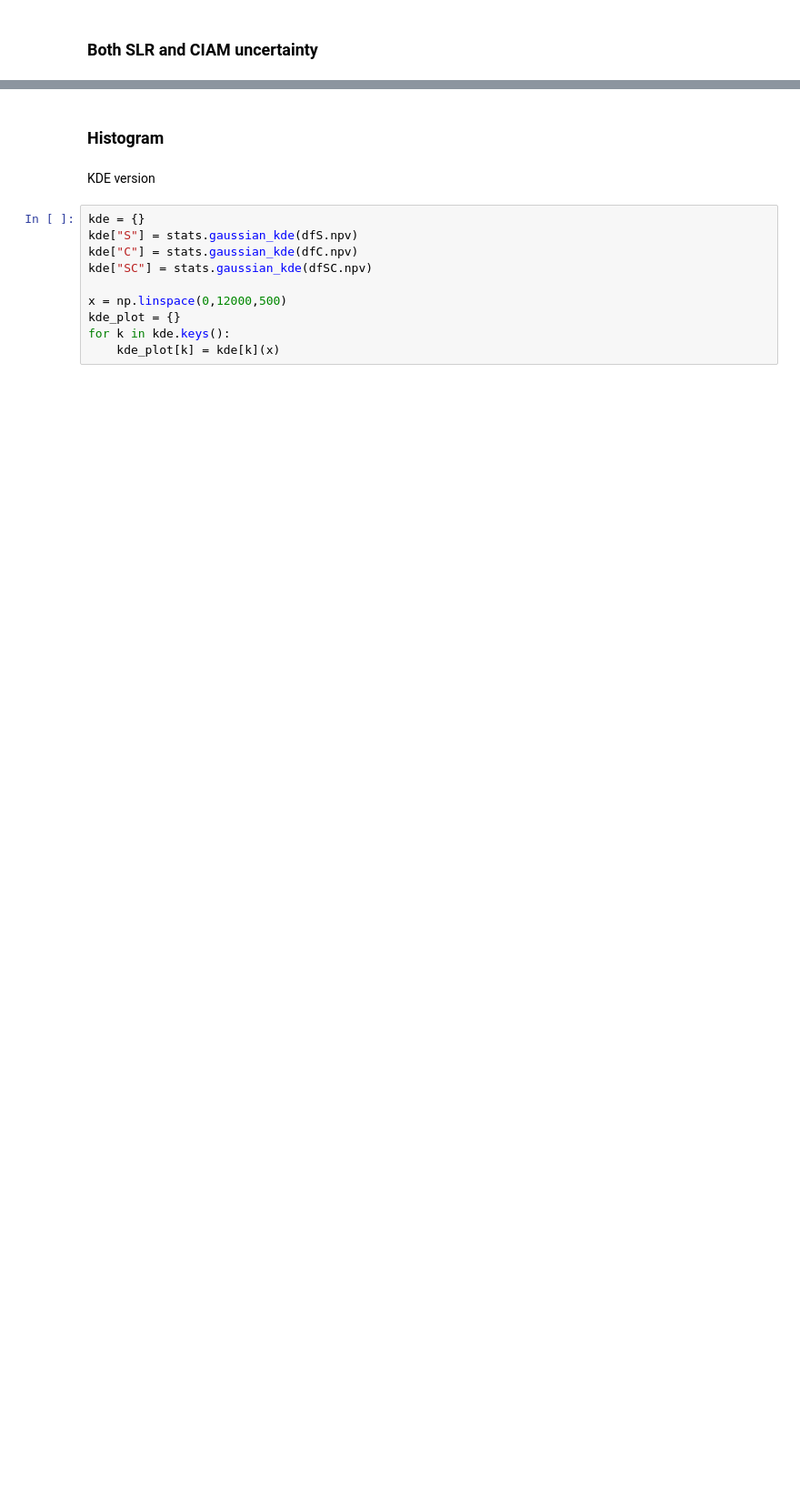
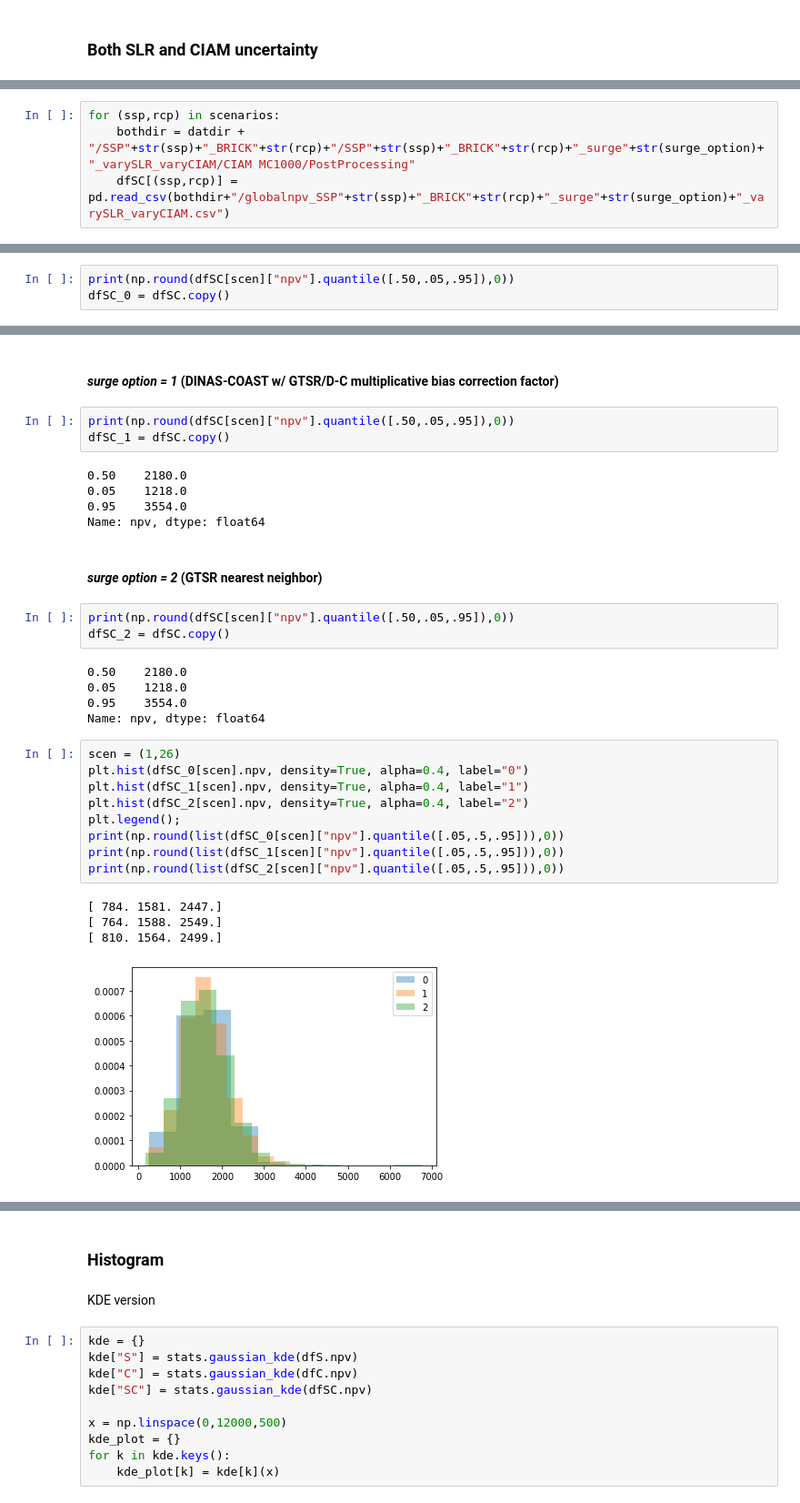
Before and after one commit to raddleverse/CIAM_uncertainty_propagation, a Jupyter notebook: work_uncertainty_propagation/plotsAndAnalysis_uncertaintyPropagation_SSP5-RCP85.ipynb, the cells around one changed output, grey strips where cells are left out. Shown at 91% size. Cells and saved outputs as stored; diff of their text form; blank space fills up the shorter version.

```diff
--- a/work_uncertainty_propagation/plotsAndAnalysis_uncertaintyPropagation_SSP5-RCP85.ipynb
+++ b/work_uncertainty_propagation/plotsAndAnalysis_uncertaintyPropagation_SSP5-RCP85.ipynb
@@ -68,0 +88,4 @@ dfSC = dfSC.join(pd.read_csv(bothdir+"/regionnpv_SSP5_BRICK85_varySLR_varyCIAM.c
+# %%
+for (ssp,rcp) in scenarios:
+    bothdir = datdir + "/SSP"+str(ssp)+"_BRICK"+str(rcp)+"/SSP"+str(ssp)+"_BRICK"+str(rcp)+"_surge"+str(surge_option)+"_varySLR_varyCIAM/CIAM MC1000/PostProcessing"
+    dfSC[(ssp,rcp)] = pd.read_csv(bothdir+"/globalnpv_SSP"+str(ssp)+"_BRICK"+str(rcp)+"_surge"+str(surge_option)+"_varySLR_varyCIAM.csv")
@@ -68,0 +98,3 @@ dfSC = dfSC.join(pd.read_csv(bothdir+"/regionnpv_SSP5_BRICK85_varySLR_varyCIAM.c
+# %%
+print(np.round(dfSC[scen]["npv"].quantile([.50,.05,.95]),0))
+dfSC_0 = dfSC.copy()
@@ -68,0 +106,34 @@ dfSC = dfSC.join(pd.read_csv(bothdir+"/regionnpv_SSP5_BRICK85_varySLR_varyCIAM.c
+# %% [markdown]
+#### _surge option = 1_ (DINAS-COAST w/ GTSR/D-C multiplicative bias correction factor)
+# %%
+print(np.round(dfSC[scen]["npv"].quantile([.50,.05,.95]),0))
+dfSC_1 = dfSC.copy()
+# %% [output]
+0.50    2180.0
+0.05    1218.0
+0.95    3554.0
+Name: npv, dtype: float64
+# %% [markdown]
+#### _surge option = 2_ (GTSR nearest neighbor)
+# %%
+print(np.round(dfSC[scen]["npv"].quantile([.50,.05,.95]),0))
+dfSC_2 = dfSC.copy()
+# %% [output]
+0.50    2180.0
+0.05    1218.0
+0.95    3554.0
+Name: npv, dtype: float64
+# %%
+scen = (1,26)
+plt.hist(dfSC_0[scen].npv, density=True, alpha=0.4, label="0")
+plt.hist(dfSC_1[scen].npv, density=True, alpha=0.4, label="1")
+plt.hist(dfSC_2[scen].npv, density=True, alpha=0.4, label="2")
+plt.legend();
+print(np.round(list(dfSC_0[scen]["npv"].quantile([.05,.5,.95])),0))
+print(np.round(list(dfSC_1[scen]["npv"].quantile([.05,.5,.95])),0))
+print(np.round(list(dfSC_2[scen]["npv"].quantile([.05,.5,.95])),0))
+# %% [output]
+[ 784. 1581. 2447.]
+[ 764. 1588. 2549.]
+[ 810. 1564. 2499.]
+[figure, added]
```
Also changed, not shown: parts of 19 cells of this notebook, 6 other files.
